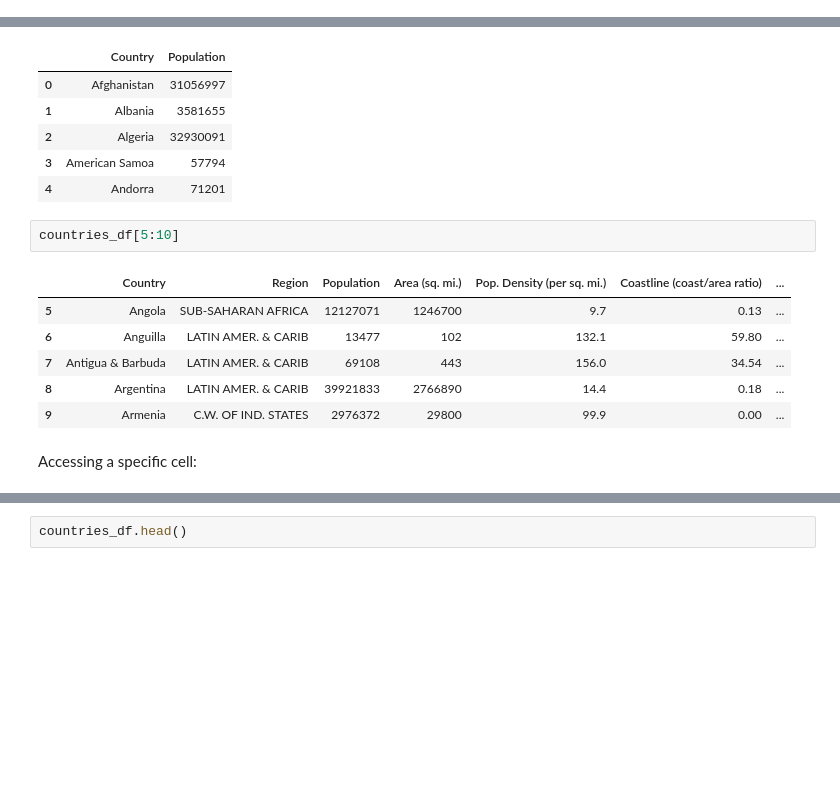
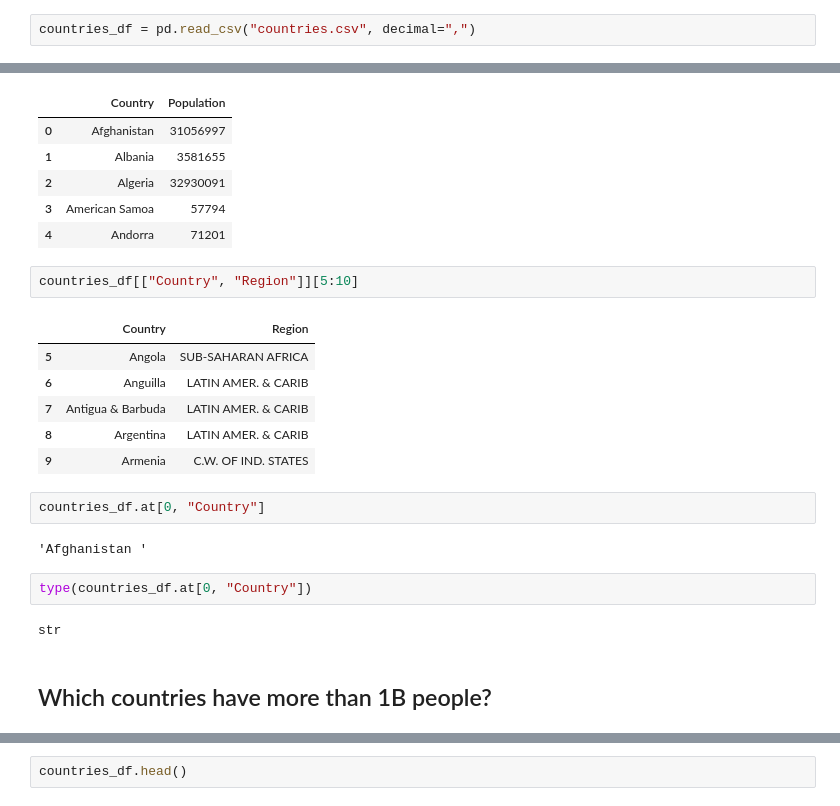
Before and after one commit to ssaunier/notebooks, a Jupyter notebook: Data Analysis Lecture.ipynb, the cells around one changed output, grey strips where cells are left out. Drawn from its saved outputs; the diff is of its cells as text; blank space fills up the shorter version.

```diff
--- a/Data Analysis Lecture.ipynb
+++ b/Data Analysis Lecture.ipynb
@@ -24,0 +26,2 @@ Let's show our first **DataFrame**:
+# %%
+countries_df = pd.read_csv("countries.csv", decimal=",")
@@ -108,13 +164,21 @@ countries_df[["Country", "Population"]].head()
 | 3 | American Samoa | 57794 |
 | 4 | Andorra | 71201 |
 # %%
-countries_df[5:10]
+countries_df[["Country", "Region"]][5:10]
 # %% [output]
-|  | Country | Region | Population | Area (sq. mi.) | Pop. Density (per sq. mi.) | Coastline (coast/area ratio) | ... |
-| 5 | Angola | SUB-SAHARAN AFRICA | 12127071 | 1246700 | 9.7 | 0.13 | ... |
-| 6 | Anguilla | LATIN AMER. & CARIB | 13477 | 102 | 132.1 | 59.80 | ... |
-| 7 | Antigua & Barbuda | LATIN AMER. & CARIB | 69108 | 443 | 156.0 | 34.54 | ... |
-| 8 | Argentina | LATIN AMER. & CARIB | 39921833 | 2766890 | 14.4 | 0.18 | ... |
-| 9 | Armenia | C.W. OF IND. STATES | 2976372 | 29800 | 99.9 | 0.00 | ... |
+|  | Country | Region |
+| 5 | Angola | SUB-SAHARAN AFRICA |
+| 6 | Anguilla | LATIN AMER. & CARIB |
+| 7 | Antigua & Barbuda | LATIN AMER. & CARIB |
+| 8 | Argentina | LATIN AMER. & CARIB |
+| 9 | Armenia | C.W. OF IND. STATES |
-# %% [markdown]
-Accessing a specific cell:
+# %%
+countries_df.at[0, "Country"]
+# %% [output]
+'Afghanistan '
+# %%
+type(countries_df.at[0, "Country"])
+# %% [output]
+str
+# %% [markdown]
+## Which countries have more than 1B people?
```
Also changed, not shown: parts of 65 cells of this notebook.
